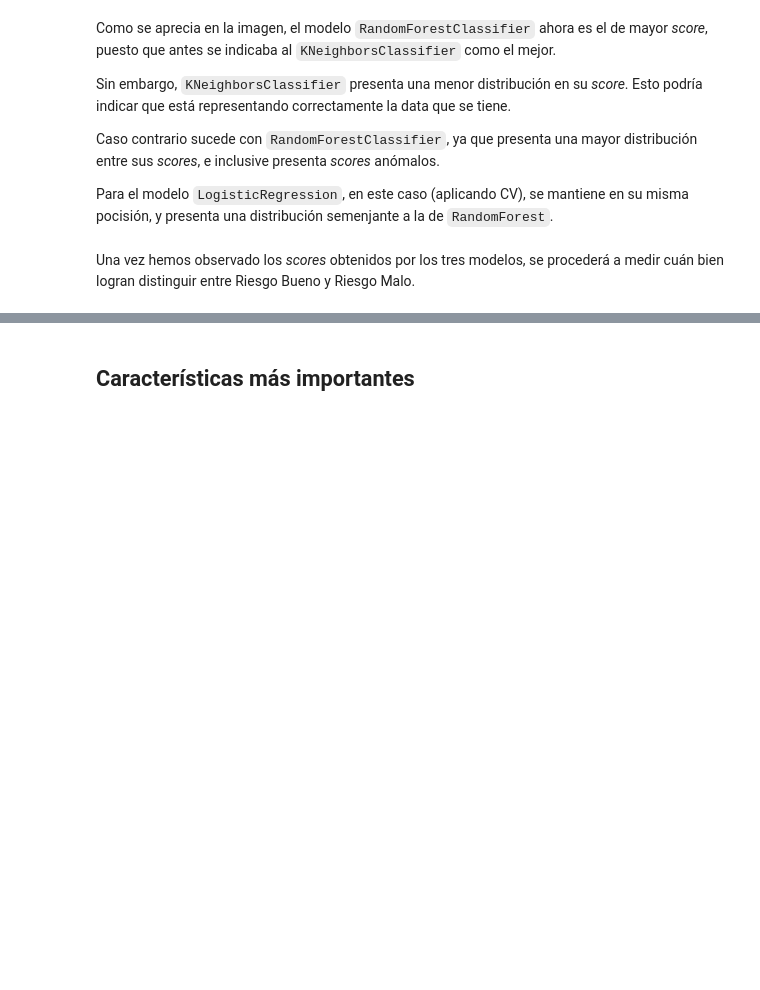
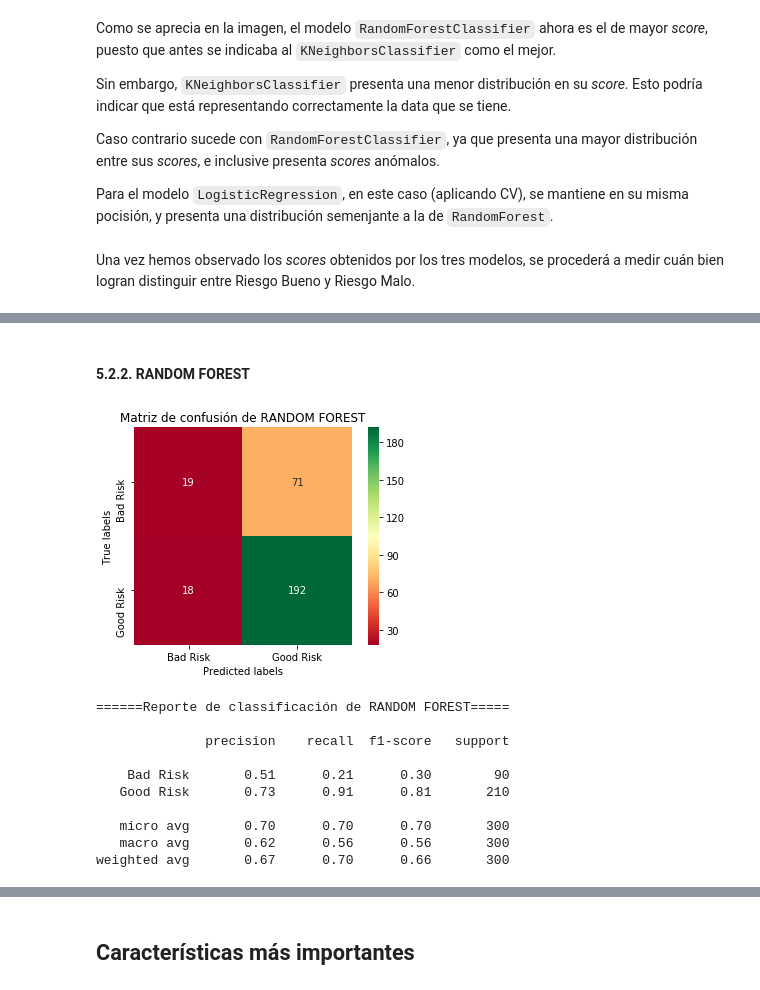
Before and after one commit to aLucaz/predicting-credit-risk, a Jupyter notebook: predict_models_credit_risk.ipynb, the cells around one changed output, grey strips where cells are left out. Drawn from its saved outputs; the diff is of its cells as text; code cells hidden in the pictures; blank space fills up the shorter version.

```diff
--- a/predict_models_credit_risk.ipynb
+++ b/predict_models_credit_risk.ipynb
@@ -439,0 +484,16 @@ Una vez hemos observado los _scores_ obtenidos por los tres modelos, se proceder
+# %% [markdown]
+#### 5.2.2. RANDOM FOREST
+# %%
+plot_metrics_confusion_matrix(y_test, y_pred_rfc, "RANDOM FOREST")
+# %% [output]
+[figure, added]
+======Reporte de classificación de RANDOM FOREST=====
+
+              precision    recall  f1-score   support
+
+    Bad Risk       0.51      0.21      0.30        90
+   Good Risk       0.73      0.91      0.81       210
+
+   micro avg       0.70      0.70      0.70       300
+   macro avg       0.62      0.56      0.56       300
+weighted avg       0.67      0.70      0.66       300
```
Also changed, not shown: parts of 10 cells of this notebook.
